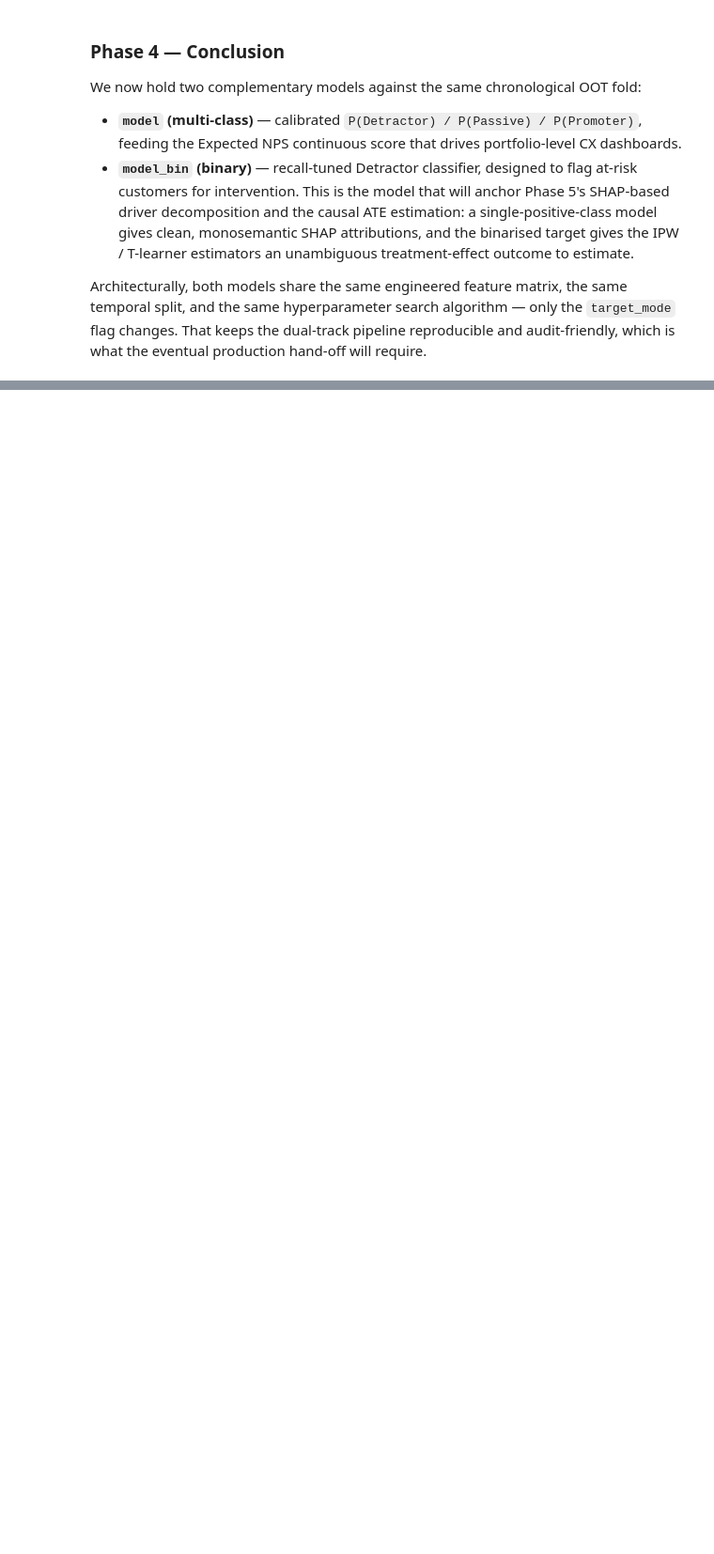
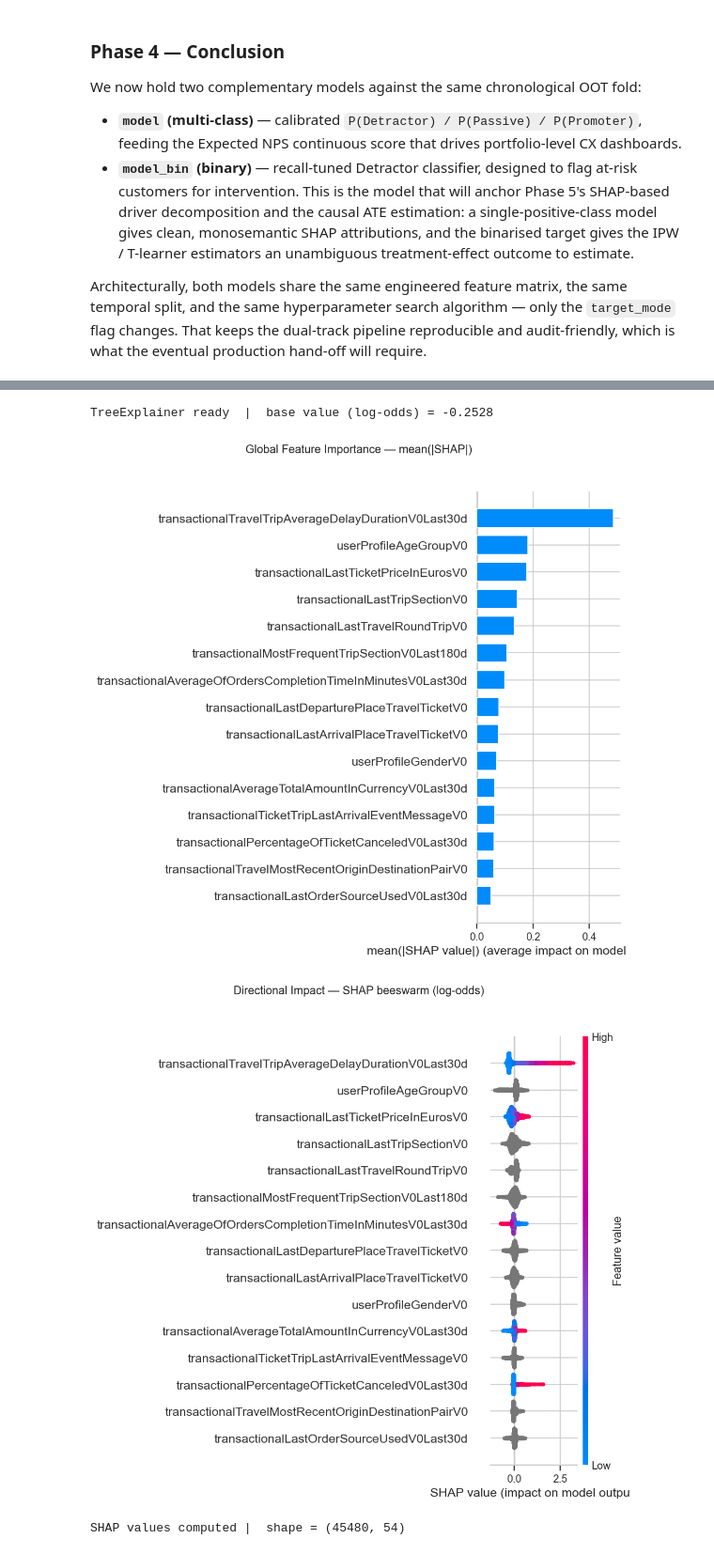
Before and after one commit to med-khalil-jabri/nps-drivers-analytics, a Jupyter notebook: notebooks/01_nps_hybrid_analysis.ipynb, the cells around one changed output, grey strips where cells are left out. Shown at 94% size. Drawn from its saved outputs; the diff is of its cells as text; code cells hidden in the pictures; blank space fills up the shorter version.

Commit message:
Add SHAP-based explainability layer for NPS pipeline

```diff
--- a/notebooks/01_nps_hybrid_analysis.ipynb
+++ b/notebooks/01_nps_hybrid_analysis.ipynb
@@ -1503,0 +1520,19 @@ Architecturally, both models share the same engineered feature matrix, the same
+# %%
+from src.explainability import (
+    get_tree_explainer,
+    plot_global_shap,
+    plot_individual_waterfall,
+)
+
+%matplotlib inline
+
+explainer_bin = get_tree_explainer(model_bin)
+print(f"TreeExplainer ready  |  base value (log-odds) = {float(explainer_bin.expected_value):.4f}")
+
+shap_values_test = plot_global_shap(explainer_bin, X_test_bin, max_display=15)
+print(f"SHAP values computed |  shape = {shap_values_test.values.shape}")
+# %% [output]
+TreeExplainer ready  |  base value (log-odds) = -0.2528
+[figure, added]
+[figure, added]
+SHAP values computed |  shape = (45480, 54)
```
Also changed, not shown: parts of 11 cells of this notebook, 2 other files.
